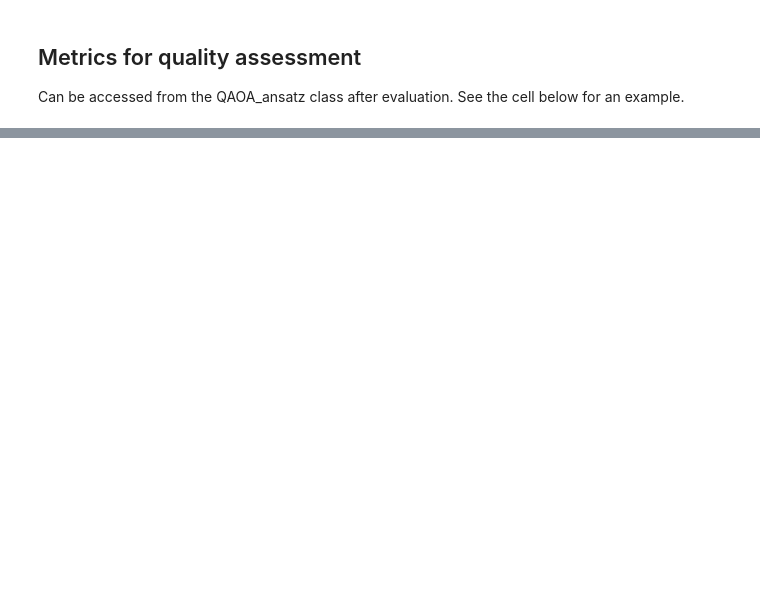
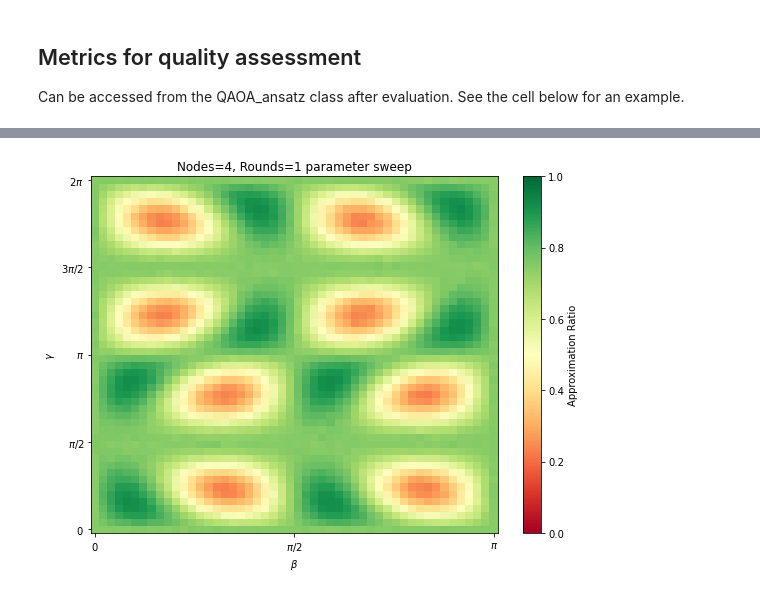
Before and after one commit to PratikSathe/QAOA_approxratio_landscape, a Jupyter notebook: demo.ipynb, the cells around one changed output, grey strips where cells are left out. Cells and saved outputs as stored; diff of their text form; code cells hidden in the pictures; blank space fills up the shorter version.

```diff
--- a/demo.ipynb
+++ b/demo.ipynb
@@ -13,6 +20,8 @@ edges = [(0, 7), (0, 3), (0, 5), (7, 9), (7, 8), (1, 2), (1, 4), (1, 6), (2, 3),
 # For example, if the number of rounds is 1, betas and gammas could be
 betas = [0]
 gammas = [0]
+
+num_shots = 5000
 # %% [markdown]
 ## `qaoa_anstaz` object
 The main class that includes all the methods is the `qaoa_anstaz` class in the `methods` module.
@@ -20,7 +29,7 @@ The cell below initialized it and does a noiseless simulation to obtain the dist
 
 While specifying the ansatz, the actual solution (i.e. the maxcut and maxcut size) can be specified using the arguments `optimal_cut` and `optimal_size`. If not provided by the user, the optimal answer is computed using a brute force method (classically).
 # %%
-ansatz = methods.qaoa_anstaz(nodes, edges, betas, gammas, num_shots = 5000)
-ansatz.execute_circuit()
+ansatz = methods.qaoa_anstaz(nodes, edges, betas, gammas, num_shots = num_shots, optimal_cut = optimal_cut, optimal_size =optimal_size) # Initialize and create circuit
+ansatz.execute_circuit() #Simulate the circuit and obtain cutsize distribution and various metrics
 # %%
 ansatz.draw_ansatz()
@@ -50,0 +94,32 @@ print("The Best Cut Ratio is {:.3f}".format(circ.bestcut_ratio))
+# %%
+def get_approx_ratio_for_angles(nodes, edges, betas, gammas, num_shots):
+    ansatz = methods.qaoa_anstaz(nodes, edges, betas, gammas, num_shots = num_shots, optimal_cut = optimal_cut, optimal_size =optimal_size)
+    ansatz.execute_circuit()
+    return ansatz.approx_ratio
+angles_to_ar = lambda betas, gammas: get_approx_ratio_for_angles(nodes, edges, betas, gammas, num_shots)
+# %%
+numpts = 50 # Along each axis, i.e. each parameter
+_betas = np.linspace(0, np.pi, numpts)
+_gammas = np.linspace(0, 2 * np.pi, numpts)
+betas_arr, gammas_arr = np.meshgrid(_betas, _gammas)
+ar_arr = np.zeros(betas_arr.shape)
+for indx in range(numpts):
+    for indy in range(numpts):
+        betas = [betas_arr[indx, indy]]
+        gammas = [gammas_arr[indx, indy]]
+        ar_arr[indx, indy] = angles_to_ar(betas, gammas)
+# %%
+cmap = cm.get_cmap('RdYlGn')
+fig, ax = plt.subplots(figsize=(8,6))
+# Colormap from the parameter sweep
+cc = ax.pcolor(betas_arr, gammas_arr, ar_arr, vmin = 0, vmax = 1, cmap=cmap)
+cbar = plt.colorbar(cc); cbar.set_label("Approximation Ratio")
+ax.set_title("Nodes={}, Rounds=1 parameter sweep".format(nodes))
+ax.set_xlabel(r"$\beta$")
+ax.set_ylabel(r"$\gamma$")
+_ = ax.set_xticks([0, np.pi/2, np.pi], labels=["$0$", r"$\pi/2$", r'$\pi$'])
+_ = ax.set_yticks([0, np.pi/2, np.pi, np.pi*1.5, np.pi *2], labels=["$0$", r"$\pi/2$", r'$\pi$', r'$3\pi/2$', r'$2\pi$'])
+plt.tight_layout()
+# plt.savefig("Sweep-Size={}-Rounds={}.png".format(nodes, 1), dpi=300)
+# %% [output]
+[figure, added]
```
Also changed, not shown: parts of 10 cells of this notebook, 1 other file.
